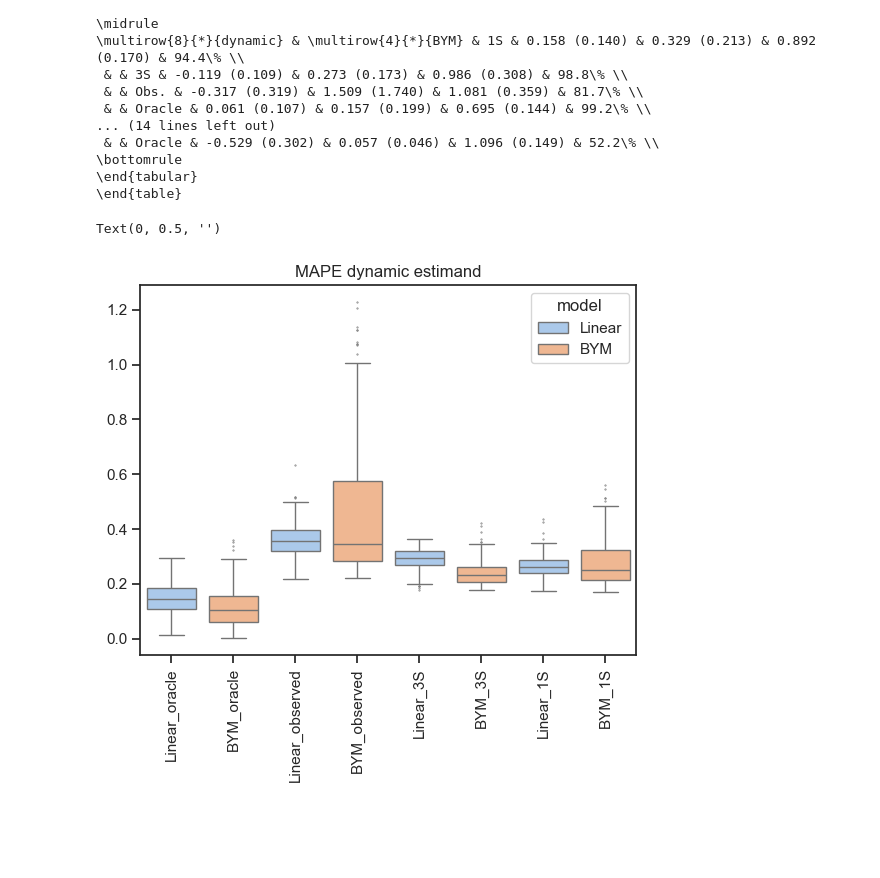
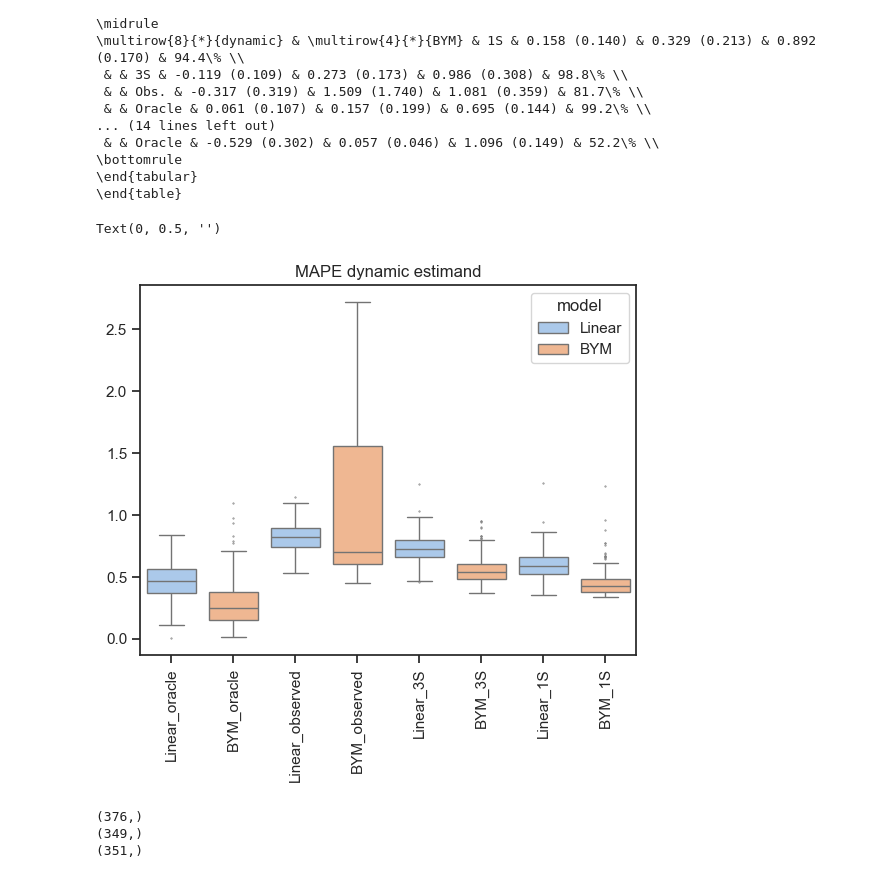
Before and after one commit to barwein/BayesProxyNets, a Jupyter notebook: Simulations/Sim_results_analysis.ipynb, the cells around one changed output. Drawn from its saved outputs; the diff is of its cells as text; code cells hidden in the pictures; blank space fills up the shorter version.

```diff
--- a/Simulations/Sim_results_analysis.ipynb
+++ b/Simulations/Sim_results_analysis.ipynb
@@ -267,19 +267,19 @@ Estimand & Model & Type & Bias (std) & Rel. RMSE (std) & CI Length (std) & Cover
 \end{table}
 # %%
 flierprops = dict(marker='.', markerfacecolor='None', markersize=1,  markeredgecolor='grey')
-box_rmse = sns.boxplot(data=combined_df[combined_df["estimand"]=="dynamic"], x = 'method', y = 'MAE',
+box_rmse = sns.boxplot(data=combined_df[combined_df["estimand"]=="dynamic"], x = 'method', y = 'rel_RMSE',
                # order = ['Oracle', 'Plugin','1','Cut-3S','Obs.'],
                        hue = "model", palette = 'pastel',
                        flierprops=flierprops)
 box_rmse.set_title("MAPE dynamic estimand")
 # plt.ylim(0,.5)
 plt.xticks(rotation=90)
 box_rmse.set_xlabel("")
 box_rmse.set_ylabel("")
 # sns.despine()
 # %% [output]
 Text(0, 0.5, '')
-[figure, old version]
+[figure, new version]
 # %%
 # Zeigen MAE plots
 
@@ -291,7 +291,21 @@ sns.set_style("ticks")
 sns.set_context("paper", font_scale=1.3)
 
 
-zeigen_mae_obs = np.loadtxt('results/zeigen_mae_obs.txt')
-esti_zeigen_mae_post = np.loadtxt('results/esti_zeigen_mae_post.txt')
-zeigen_mae_post = np.loadtxt('results/zeigen_mae_post.txt')
+zeigen_mae_obs = np.loadtxt('Simulations/results/zeigen_mae_obs.txt')
+esti_zeigen_mae_post = np.loadtxt('Simulations/results/esti_zeigen_mae_post.txt')
+zeigen_mae_post = np.loadtxt('Simulations/results/zeigen_mae_post.txt')
+
+# remove all values above 3
+zeigen_mae_obs = zeigen_mae_obs[zeigen_mae_obs < 3]
+esti_zeigen_mae_post = esti_zeigen_mae_post[esti_zeigen_mae_post < 3]
+zeigen_mae_post = zeigen_mae_post[zeigen_mae_post < 3]
+
+# print shape of each file
+print(zeigen_mae_obs.shape)
+print(esti_zeigen_mae_post.shape)
+print(zeigen_mae_post.shape)
+# %% [output]
+(376,)
+(349,)
+(351,)
 # %%
```
Also changed, not shown: parts of 2 cells of this notebook, 3 other files.
